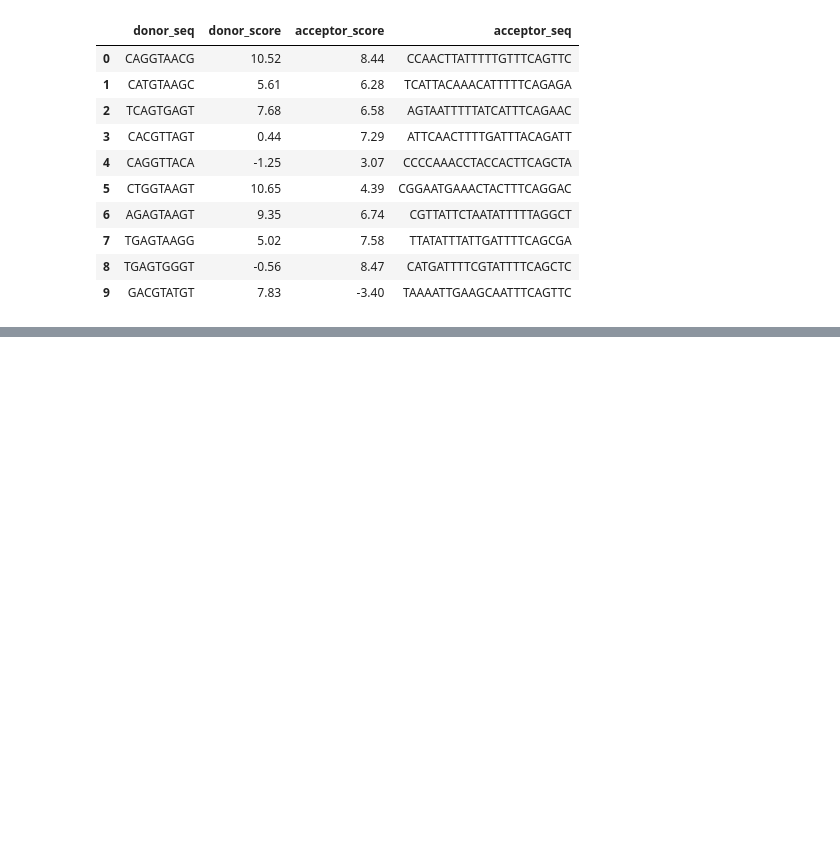
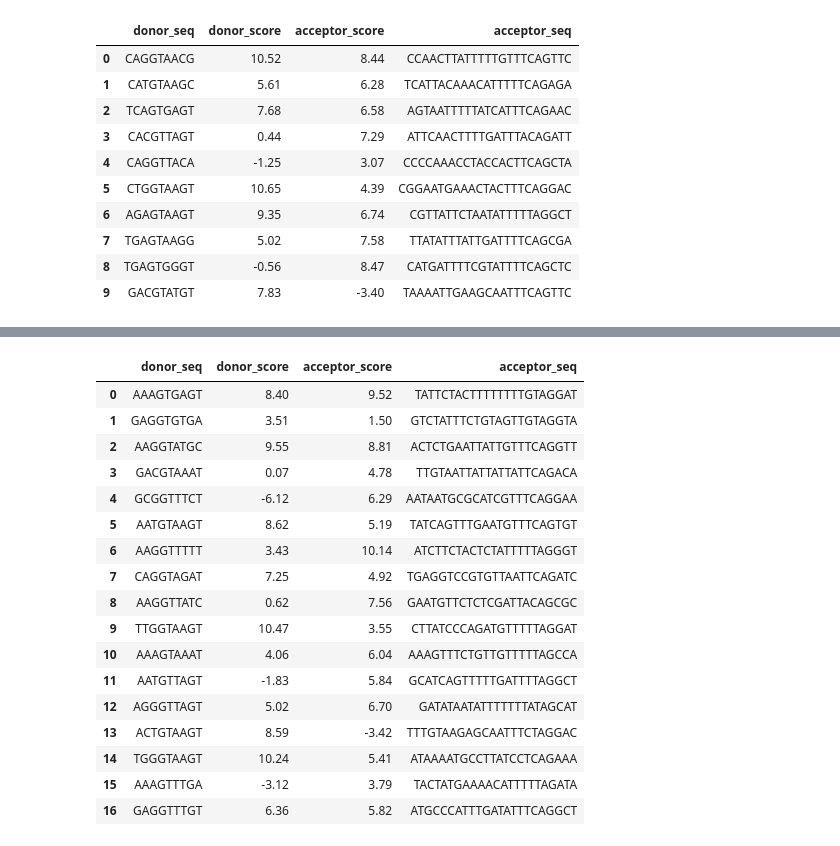
Before and after one commit to ArtemVaska/Diploma, a Jupyter notebook: Scripts/MaxEntScan_protostomia.ipynb, the cells around one changed output, grey strips where cells are left out. Cells and saved outputs as stored; diff of their text form; code cells hidden in the pictures; blank space fills up the shorter version.

```diff
--- a/Scripts/MaxEntScan_protostomia.ipynb
+++ b/Scripts/MaxEntScan_protostomia.ipynb
@@ -84,0 +130,21 @@ df_caenorhabditis_elegans
+# %%
+pd.read_csv(f"../maxentscan_output/{phylum}_full_gene/brugia_malayi_2/result.tsv", sep="\t")
+# %% [output]
+|  | donor_seq | donor_score | acceptor_score | acceptor_seq |
+| 0 | AAAGTGAGT | 8.40 | 9.52 | TATTCTACTTTTTTTTGTAGGAT |
+| 1 | GAGGTGTGA | 3.51 | 1.50 | GTCTATTTCTGTAGTTGTAGGTA |
+| 2 | AAGGTATGC | 9.55 | 8.81 | ACTCTGAATTATTGTTTCAGGTT |
+| 3 | GACGTAAAT | 0.07 | 4.78 | TTGTAATTATTATTATTCAGACA |
+| 4 | GCGGTTTCT | -6.12 | 6.29 | AATAATGCGCATCGTTTCAGGAA |
+| 5 | AATGTAAGT | 8.62 | 5.19 | TATCAGTTTGAATGTTTCAGTGT |
+| 6 | AAGGTTTTT | 3.43 | 10.14 | ATCTTCTACTCTATTTTTAGGGT |
+| 7 | CAGGTAGAT | 7.25 | 4.92 | TGAGGTCCGTGTTAATTCAGATC |
+| 8 | AAGGTTATC | 0.62 | 7.56 | GAATGTTCTCTCGATTACAGCGC |
+| 9 | TTGGTAAGT | 10.47 | 3.55 | CTTATCCCAGATGTTTTTAGGAT |
+| 10 | AAAGTAAAT | 4.06 | 6.04 | AAAGTTTCTGTTGTTTTTAGCCA |
+| 11 | AATGTTAGT | -1.83 | 5.84 | GCATCAGTTTTTGATTTTAGGCT |
+| 12 | AGGGTTAGT | 5.02 | 6.70 | GATATAATATTTTTTTATAGCAT |
+| 13 | ACTGTAAGT | 8.59 | -3.42 | TTTGTAAGAGCAATTTCTAGGAC |
+| 14 | TGGGTAAGT | 10.24 | 5.41 | ATAAAATGCCTTATCCTCAGAAA |
+| 15 | AAAGTTTGA | -3.12 | 3.79 | TACTATGAAAACATTTTTAGATA |
+| 16 | GAGGTTTGT | 6.36 | 5.82 | ATGCCCATTTGATATTTCAGGCT |
```
Also changed, not shown: parts of 22 cells of this notebook.
